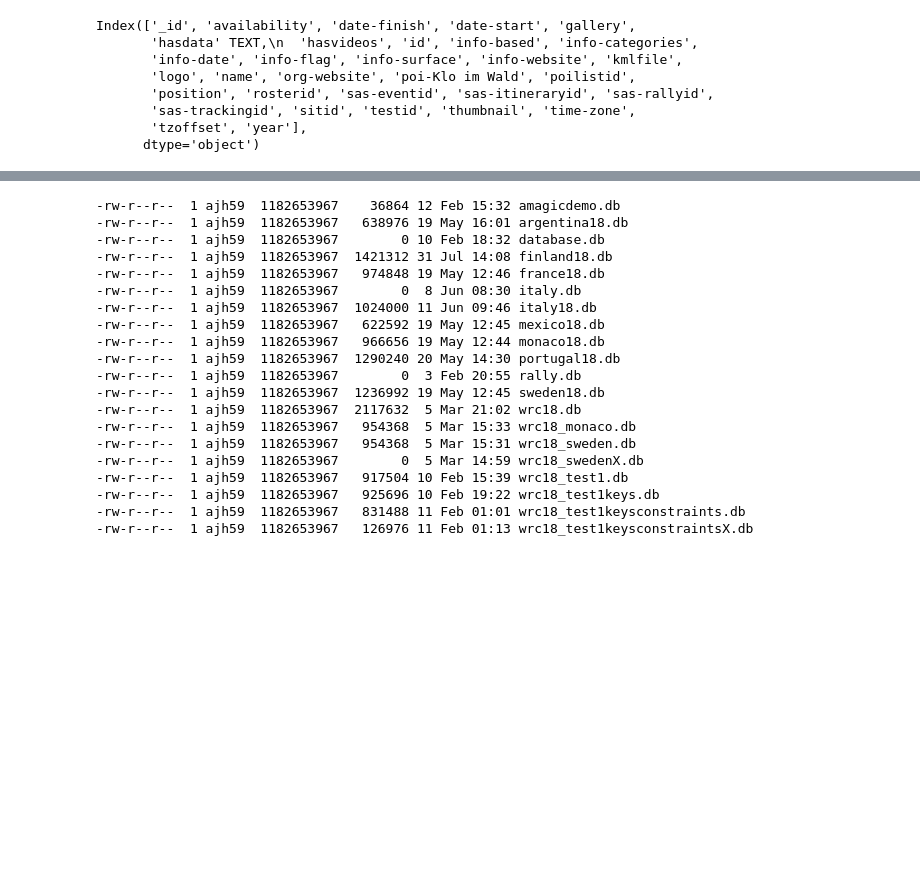
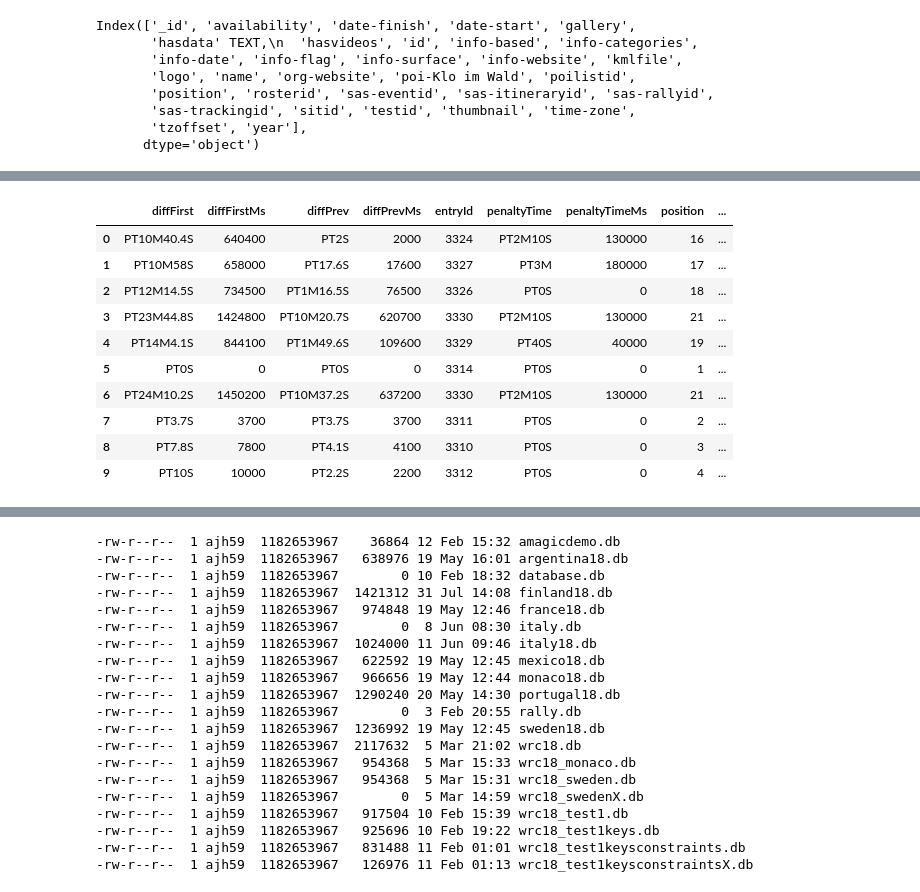
Before and after one commit to psychemedia/WRC_sketches, a Jupyter notebook: doodles/WRC API 2018 Base.ipynb, the cells around one changed output, grey strips where cells are left out. Cells and saved outputs as stored; diff of their text form; code cells hidden in the pictures; blank space fills up the shorter version.

```diff
--- a/doodles/WRC API 2018 Base.ipynb
+++ b/doodles/WRC API 2018 Base.ipynb
@@ -1091 +1156,22 @@ Index(['_id', 'availability', 'date-finish', 'date-start', 'gallery',
+# %%
+## Are stage_times_overall and stage_overall the same?
+
+
+#Need to parse these time things correctly...
+#Maybe parse 'PT10M40.4S'  to  '00:10:40.4000000',  'PT1H9M30.8S' to '00:01:09:30.800000'
+#0.1S ->00:00:00.100000, 1M0.1s->00:10:00.100000, 1H1M0.1S ->01:10:00.100000
+q="SELECT * FROM stage_times_overall ORDER BY totalTimeMs LIMIT 10 OFFSET 200 ;"
+pd.read_sql(q,conn)
+# %% [output]
+|  | diffFirst | diffFirstMs | diffPrev | diffPrevMs | entryId | penaltyTime | penaltyTimeMs | position | ... |
+| 0 | PT10M40.4S | 640400 | PT2S | 2000 | 3324 | PT2M10S | 130000 | 16 | ... |
+| 1 | PT10M58S | 658000 | PT17.6S | 17600 | 3327 | PT3M | 180000 | 17 | ... |
+| 2 | PT12M14.5S | 734500 | PT1M16.5S | 76500 | 3326 | PT0S | 0 | 18 | ... |
+| 3 | PT23M44.8S | 1424800 | PT10M20.7S | 620700 | 3330 | PT2M10S | 130000 | 21 | ... |
+| 4 | PT14M4.1S | 844100 | PT1M49.6S | 109600 | 3329 | PT40S | 40000 | 19 | ... |
+| 5 | PT0S | 0 | PT0S | 0 | 3314 | PT0S | 0 | 1 | ... |
+| 6 | PT24M10.2S | 1450200 | PT10M37.2S | 637200 | 3330 | PT2M10S | 130000 | 21 | ... |
+| 7 | PT3.7S | 3700 | PT3.7S | 3700 | 3311 | PT0S | 0 | 2 | ... |
+| 8 | PT7.8S | 7800 | PT4.1S | 4100 | 3310 | PT0S | 0 | 3 | ... |
+| 9 | PT10S | 10000 | PT2.2S | 2200 | 3312 | PT0S | 0 | 4 | ... |
 # %%
```
Also changed, not shown: parts of 13 cells of this notebook, 9 other files.
